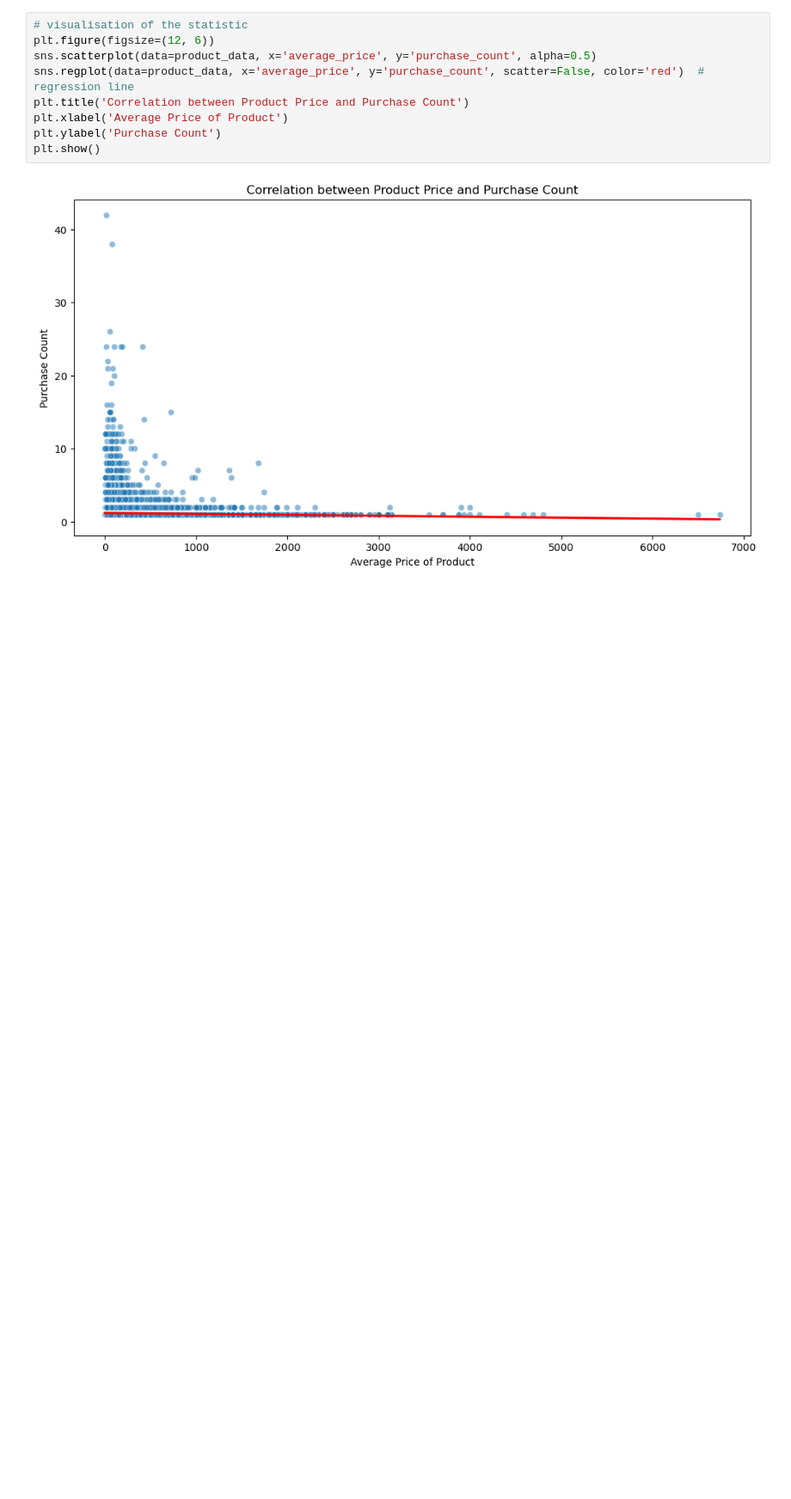
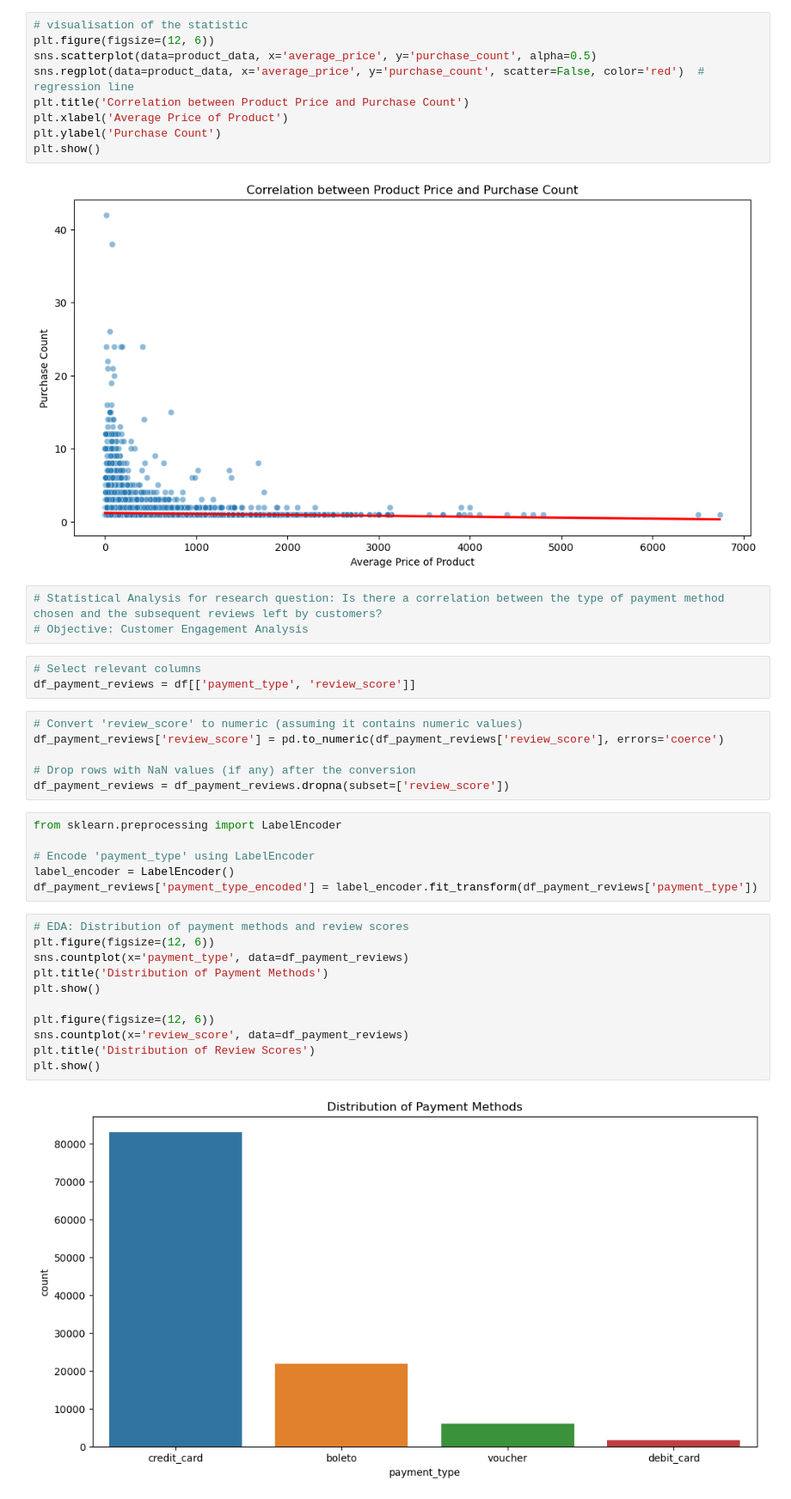
Before and after one commit to yjia28tan/Big-Data-Programming-Project, a Jupyter notebook: Code&Dataset/Original Dataset/Data cleaning & EDA.ipynb, the cells around one changed output. Shown at 86% size. Drawn from its saved outputs; the diff is of its cells as text; blank space fills up the shorter version.

Commit message:
Correlation Analysis on review_score and payment_method

```diff
--- a/Code&Dataset/Original Dataset/Data cleaning & EDA.ipynb
+++ b/Code&Dataset/Original Dataset/Data cleaning & EDA.ipynb
@@ -1259,3 +1259,34 @@ plt.ylabel('Purchase Count')
 plt.show()
 # %% [output]
 [figure]
+# %%
+# Statistical Analysis for research question: Is there a correlation between the type of payment method chosen and the subsequent reviews left by customers?
+# Objective: Customer Engagement Analysis
+# %%
+# Select relevant columns
+df_payment_reviews = df[['payment_type', 'review_score']]
+# %%
+# Convert 'review_score' to numeric (assuming it contains numeric values)
+df_payment_reviews['review_score'] = pd.to_numeric(df_payment_reviews['review_score'], errors='coerce')
+
+# Drop rows with NaN values (if any) after the conversion
+df_payment_reviews = df_payment_reviews.dropna(subset=['review_score'])
+# %%
+from sklearn.preprocessing import LabelEncoder
+
+# Encode 'payment_type' using LabelEncoder
+label_encoder = LabelEncoder()
+df_payment_reviews['payment_type_encoded'] = label_encoder.fit_transform(df_payment_reviews['payment_type'])
+# %%
+# EDA: Distribution of payment methods and review scores
+plt.figure(figsize=(12, 6))
+sns.countplot(x='payment_type', data=df_payment_reviews)
+plt.title('Distribution of Payment Methods')
+plt.show()
+
+plt.figure(figsize=(12, 6))
+sns.countplot(x='review_score', data=df_payment_reviews)
+plt.title('Distribution of Review Scores')
+plt.show()
+# %% [output]
+[figure, added]
```
Also changed, not shown: parts of 4 cells of this notebook.
